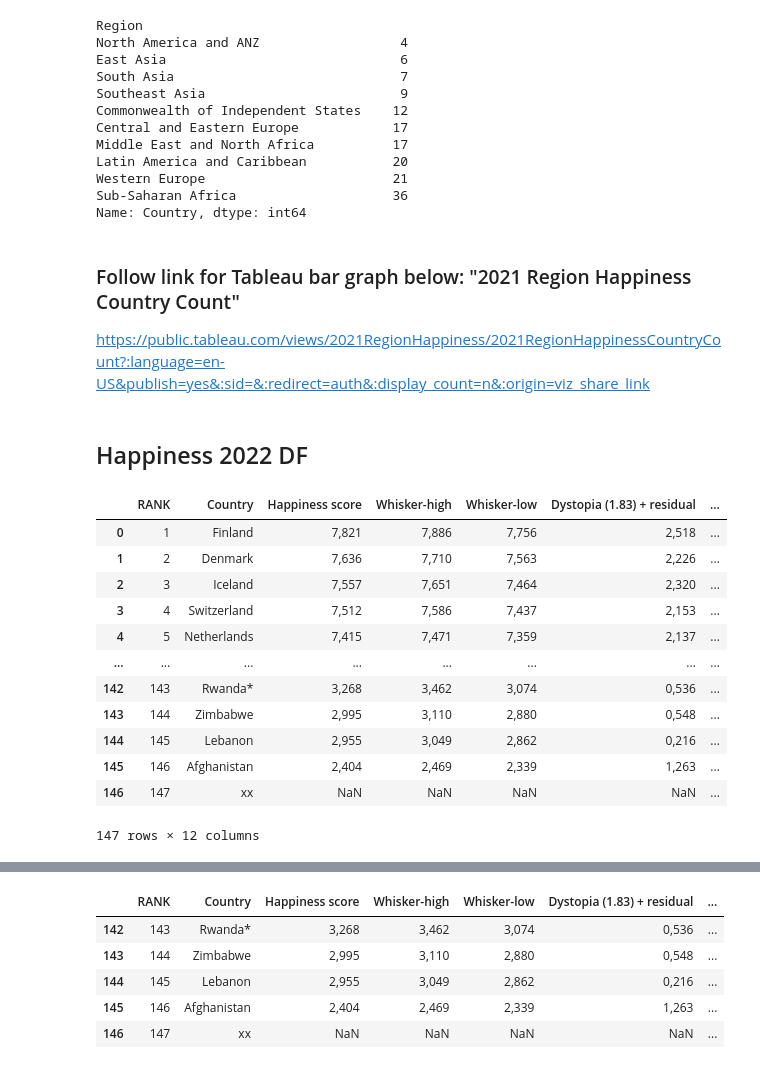
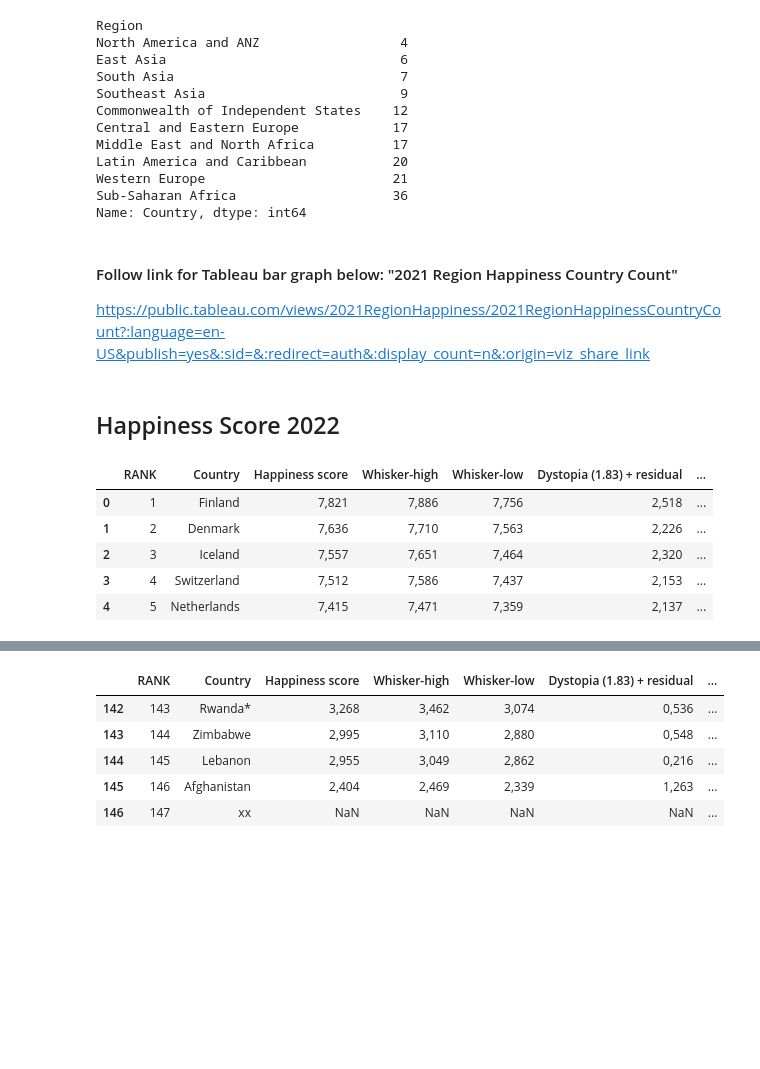
Before and after one commit to shroomtoastie/World_Happiness_project, a Jupyter notebook: main.ipynb, the cells around one changed output, grey strips where cells are left out. Cells and saved outputs as stored; diff of their text form; code cells hidden in the pictures; blank space fills up the shorter version.

```diff
--- a/main.ipynb
+++ b/main.ipynb
@@ -119,29 +90,22 @@ Name: Country, dtype: int64
 # %%
 happy21_df.to_csv("happy21.csv", index=False)
 # %% [markdown]
-### Follow link for Tableau bar graph below: "2021 Region Happiness Country Count"
+#### Follow link for Tableau bar graph below: "2021 Region Happiness Country Count"
 
 https://public.tableau.com/views/2021RegionHappiness/2021RegionHappinessCountryCount?:language=en-US&publish=yes&:sid=&:redirect=auth&:display_count=n&:origin=viz_share_link
 # %% [markdown]
-## Happiness 2022 DF
+## Happiness Score 2022
 # %%
 happy_df22 = pd.read_csv("C:\\Users\\pwurt\\documents\\DA_pathway\\m3\\World_Happy\\World_Happiness_Report\\.venv\\happiness_report_22\\2022.csv")
 
-happy_df22
+happy_df22.head()
 # %% [output]
 |  | RANK | Country | Happiness score | Whisker-high | Whisker-low | Dystopia (1.83) + residual | ... |
 | 0 | 1 | Finland | 7,821 | 7,886 | 7,756 | 2,518 | ... |
 | 1 | 2 | Denmark | 7,636 | 7,710 | 7,563 | 2,226 | ... |
 | 2 | 3 | Iceland | 7,557 | 7,651 | 7,464 | 2,320 | ... |
 | 3 | 4 | Switzerland | 7,512 | 7,586 | 7,437 | 2,153 | ... |
 | 4 | 5 | Netherlands | 7,415 | 7,471 | 7,359 | 2,137 | ... |
-| ... | ... | ... | ... | ... | ... | ... | ... |
-| 142 | 143 | Rwanda* | 3,268 | 3,462 | 3,074 | 0,536 | ... |
-| 143 | 144 | Zimbabwe | 2,995 | 3,110 | 2,880 | 0,548 | ... |
-| 144 | 145 | Lebanon | 2,955 | 3,049 | 2,862 | 0,216 | ... |
-| 145 | 146 | Afghanistan | 2,404 | 2,469 | 2,339 | 1,263 | ... |
-| 146 | 147 | xx | NaN | NaN | NaN | NaN | ... |
-147 rows × 12 columns
 # %%
 happy_df22.info()
 # %% [output]
```
Also changed, not shown: parts of 32 cells of this notebook, 2 other files.
